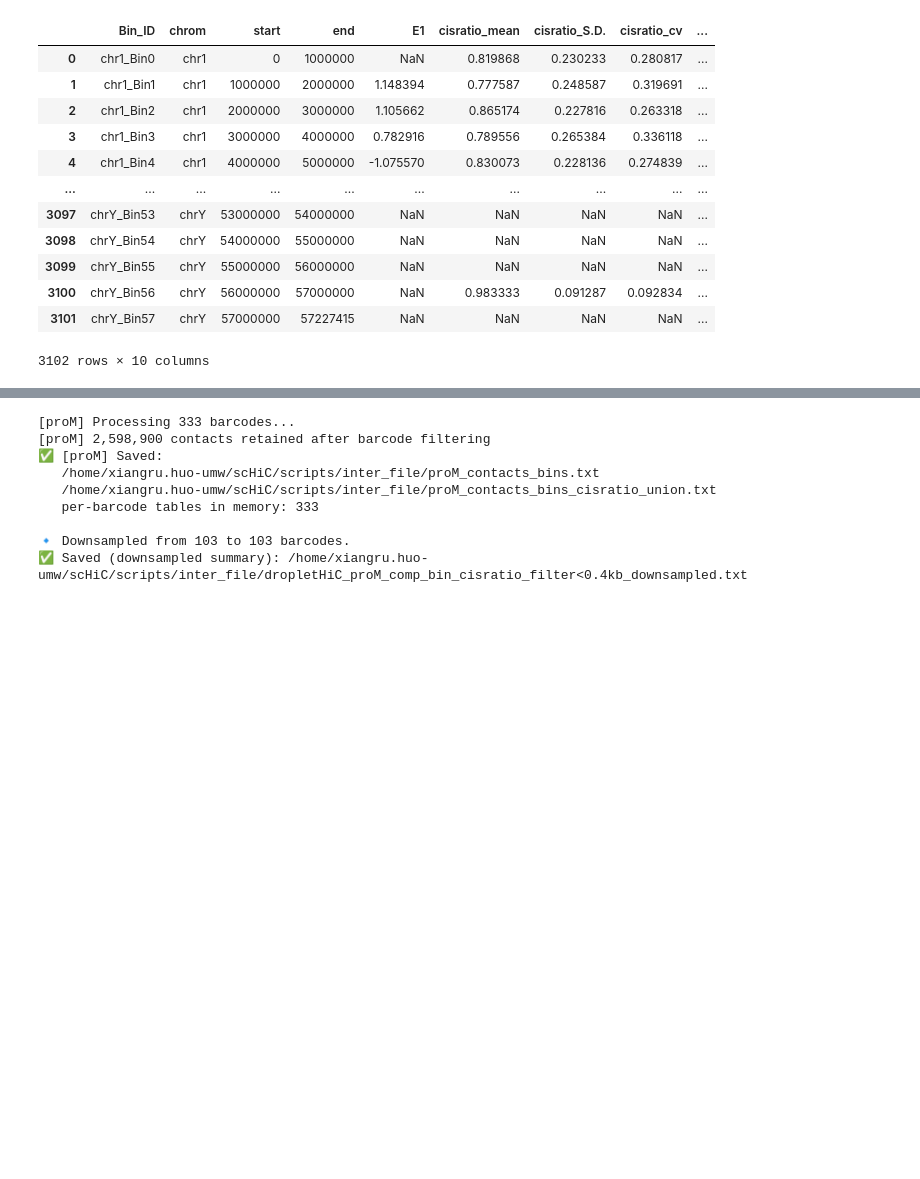
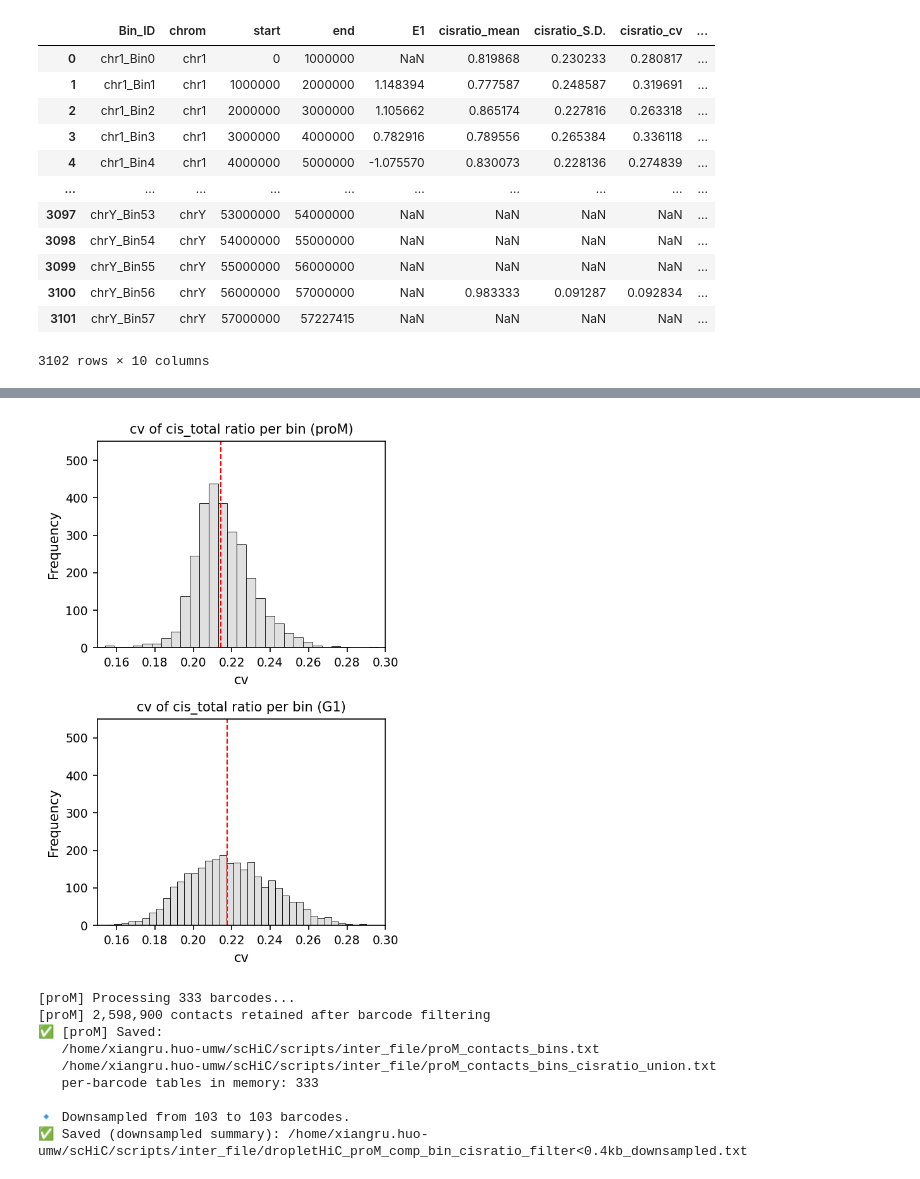
Before and after one commit to dekkerlab/Single_cell_scripts, a Jupyter notebook: Hi-C_Fig1_3/proM_G1.4.droplet_based.interaction_densitymap_filterinterphase_cistotal_ratio.ipynb, the cells around one changed output, grey strips where cells are left out. Drawn from its saved outputs; the diff is of its cells as text; code cells hidden in the pictures; blank space fills up the shorter version.

```diff
--- a/Hi-C_Fig1_3/proM_G1.4.droplet_based.interaction_densitymap_filterinterphase_cistotal_ratio.ipynb
+++ b/Hi-C_Fig1_3/proM_G1.4.droplet_based.interaction_densitymap_filterinterphase_cistotal_ratio.ipynb
@@ -1746,3 +1746,46 @@ plt.show()
+# %%
+# Filter bins with sufficient total counts
+droplet_proM = droplet_proM[droplet_proM["total_counts_sum"] >= 50]
+droplet_G1   = droplet_G1[droplet_G1["total_counts_sum"] >= 50]
+
+# Combine datasets for iteration
+datasets = {
+    "proM": droplet_proM,
+    "G1": droplet_G1
+}
+
+# --- Plot: 3 rows, 1 column ---
+fig, axes = plt.subplots(nrows=2, ncols=1, figsize=(4, 6), dpi=150)
+
+for i, (stage, df) in enumerate(datasets.items()):
+    median = df["cisratio_S.D."].median()
+
+    # Histogram
+    sns.histplot(
+        df["cisratio_S.D."], bins=50, kde=False,
+        color="lightgrey", alpha=0.7, ax=axes[i]
+    )
+
+    # Axis limits and style
+    axes[i].set_xlim(0.15, 0.3)
+    axes[i].set_ylim(0, 550)
+    axes[i].axvline(x=median, color="red", linestyle="--", lw=1)
+
+    axes[i].set_title(f"cv of cis_total ratio per bin ({stage})", fontsize=10)
+    axes[i].set_xlabel("cv", fontsize=10)
+    axes[i].set_ylabel("Frequency", fontsize=10)
+    axes[i].tick_params(axis="both", which="major", labelsize=9)
+
+plt.tight_layout()
+
+# Save
+plt.savefig(
+    "/home/xiangru.huo-umw/scHiC/scripts/plot2/Bin_cistrans_sd_perbin_proM_Asyn_G1.pdf",
+    format="pdf", bbox_inches="tight")
+
+plt.show()
+# %% [output]
+[figure, added]
 # %%
 # get the folding variability score (downsampling to 100 barcodes, not change results)
 # %%
```
Also changed, not shown: parts of 2 cells of this notebook, 5 other files.
